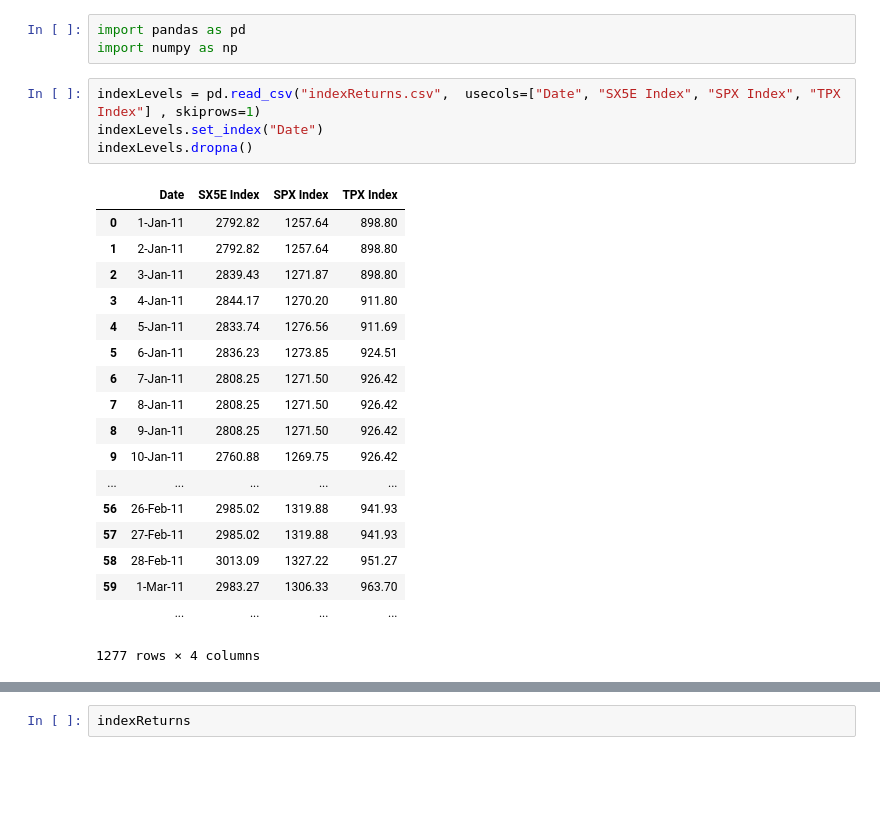
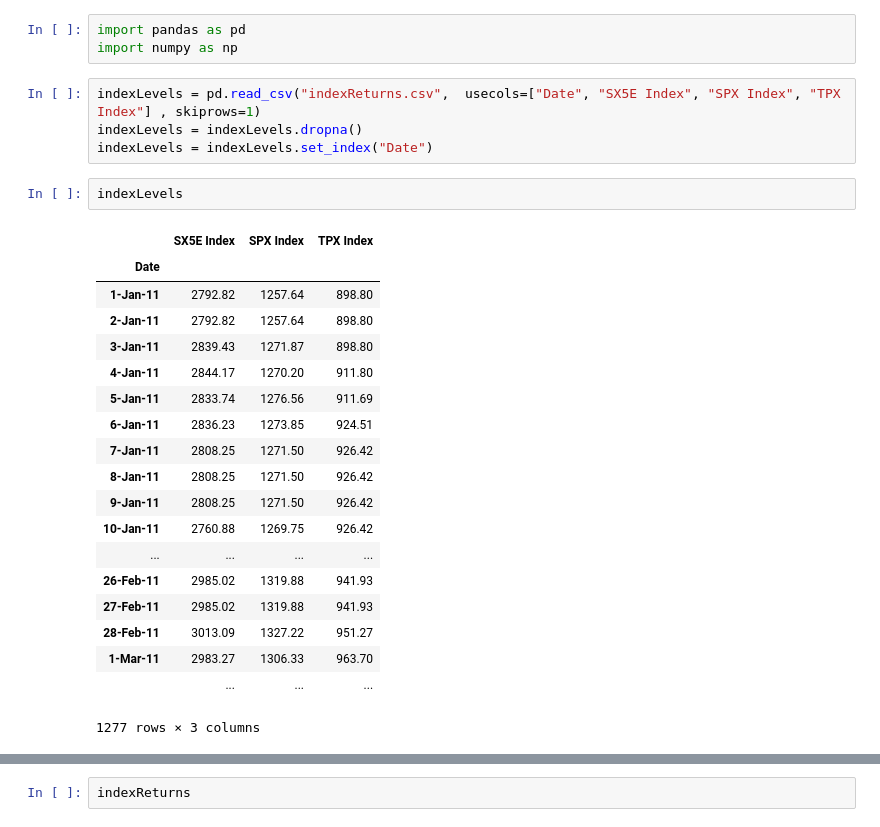
Before and after one commit to ZaighumRajput/IPython, a Jupyter notebook: Finance/FundMapping.ipynb, the cells around one changed output, grey strips where cells are left out. Cells and saved outputs as stored; diff of their text form; blank space fills up the shorter version.

```diff
--- a/Finance/FundMapping.ipynb
+++ b/Finance/FundMapping.ipynb
@@ -15,26 +15,29 @@ import pandas as pd
 import numpy as np
 # %%
 indexLevels = pd.read_csv("indexReturns.csv",  usecols=["Date", "SX5E Index", "SPX Index", "TPX Index"] , skiprows=1)
-indexLevels.set_index("Date")
-indexLevels.dropna()
+indexLevels = indexLevels.dropna()
+indexLevels = indexLevels.set_index("Date")
-# %% [output]
-|  | Date | SX5E Index | SPX Index | TPX Index |
-| 0 | 1-Jan-11 | 2792.82 | 1257.64 | 898.80 |
-| 1 | 2-Jan-11 | 2792.82 | 1257.64 | 898.80 |
-| 2 | 3-Jan-11 | 2839.43 | 1271.87 | 898.80 |
-| 3 | 4-Jan-11 | 2844.17 | 1270.20 | 911.80 |
-| 4 | 5-Jan-11 | 2833.74 | 1276.56 | 911.69 |
-| 5 | 6-Jan-11 | 2836.23 | 1273.85 | 924.51 |
-| 6 | 7-Jan-11 | 2808.25 | 1271.50 | 926.42 |
-| 7 | 8-Jan-11 | 2808.25 | 1271.50 | 926.42 |
-| 8 | 9-Jan-11 | 2808.25 | 1271.50 | 926.42 |
-| 9 | 10-Jan-11 | 2760.88 | 1269.75 | 926.42 |
-| ... | ... | ... | ... | ... |
-| 56 | 26-Feb-11 | 2985.02 | 1319.88 | 941.93 |
-| 57 | 27-Feb-11 | 2985.02 | 1319.88 | 941.93 |
-| 58 | 28-Feb-11 | 3013.09 | 1327.22 | 951.27 |
-| 59 | 1-Mar-11 | 2983.27 | 1306.33 | 963.70 |
-|  | ... | ... | ... | ... |
-1277 rows × 4 columns
+# %%
+indexLevels
+# %% [output]
+|  | SX5E Index | SPX Index | TPX Index |
+| Date |  |  |  |
+| 1-Jan-11 | 2792.82 | 1257.64 | 898.80 |
+| 2-Jan-11 | 2792.82 | 1257.64 | 898.80 |
+| 3-Jan-11 | 2839.43 | 1271.87 | 898.80 |
+| 4-Jan-11 | 2844.17 | 1270.20 | 911.80 |
+| 5-Jan-11 | 2833.74 | 1276.56 | 911.69 |
+| 6-Jan-11 | 2836.23 | 1273.85 | 924.51 |
+| 7-Jan-11 | 2808.25 | 1271.50 | 926.42 |
+| 8-Jan-11 | 2808.25 | 1271.50 | 926.42 |
+| 9-Jan-11 | 2808.25 | 1271.50 | 926.42 |
+| 10-Jan-11 | 2760.88 | 1269.75 | 926.42 |
+| ... | ... | ... | ... |
+| 26-Feb-11 | 2985.02 | 1319.88 | 941.93 |
+| 27-Feb-11 | 2985.02 | 1319.88 | 941.93 |
+| 28-Feb-11 | 3013.09 | 1327.22 | 951.27 |
+| 1-Mar-11 | 2983.27 | 1306.33 | 963.70 |
+|  | ... | ... | ... |
+1277 rows × 3 columns
 # %%
 #Log Returns
```
Also changed, not shown: parts of 2 cells of this notebook.
